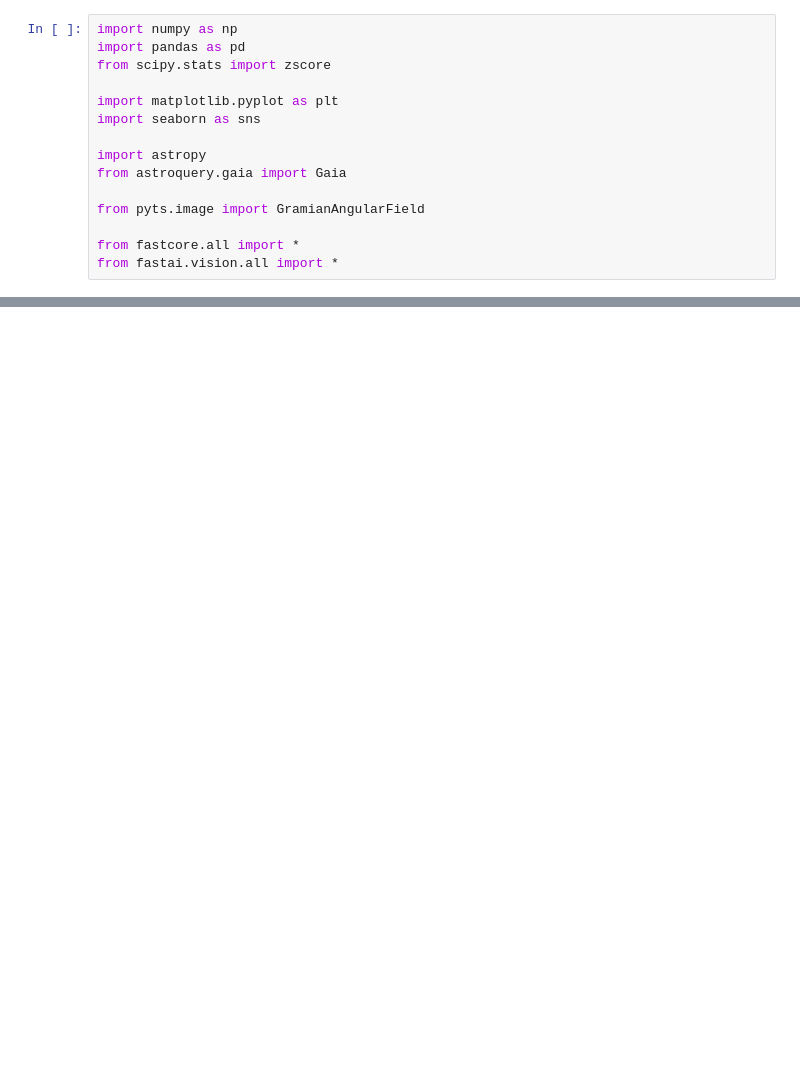
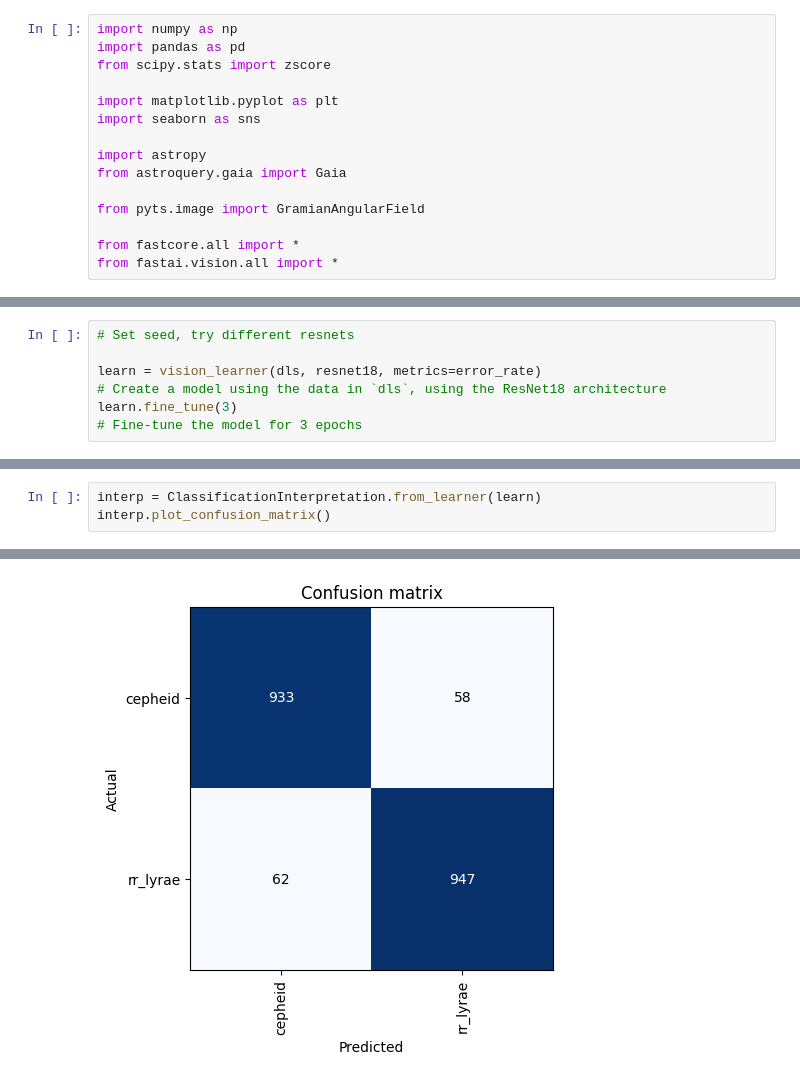
Before and after one commit to jduffy93/Gaia_variable_star_classification, a Jupyter notebook: model.ipynb, the cells around one changed output, grey strips where cells are left out. Cells and saved outputs as stored; diff of their text form; blank space fills up the shorter version.

```diff
--- a/model.ipynb
+++ b/model.ipynb
@@ -144,0 +172,7 @@ dls.show_batch(max_n=6)
+# %%
+# Set seed, try different resnets
+
+learn = vision_learner(dls, resnet18, metrics=error_rate)
+# Create a model using the data in `dls`, using the ResNet18 architecture
+learn.fine_tune(3)
+# Fine-tune the model for 3 epochs
@@ -144,0 +186,4 @@ dls.show_batch(max_n=6)
+# %%
+interp = ClassificationInterpretation.from_learner(learn)
+interp.plot_confusion_matrix()
+# %% [output]
@@ -144,0 +192 @@ dls.show_batch(max_n=6)
+[figure, added]
```
Also changed, not shown: parts of 11 cells of this notebook.
